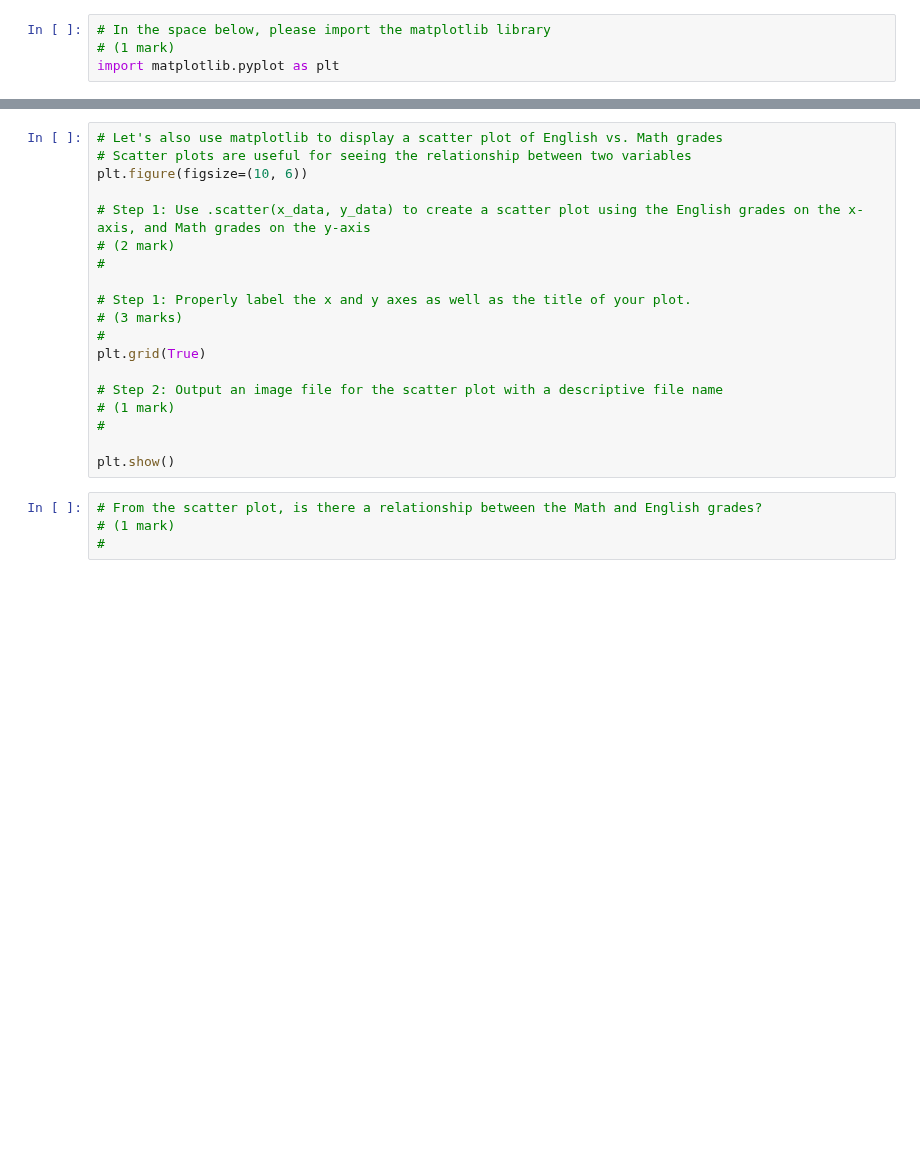
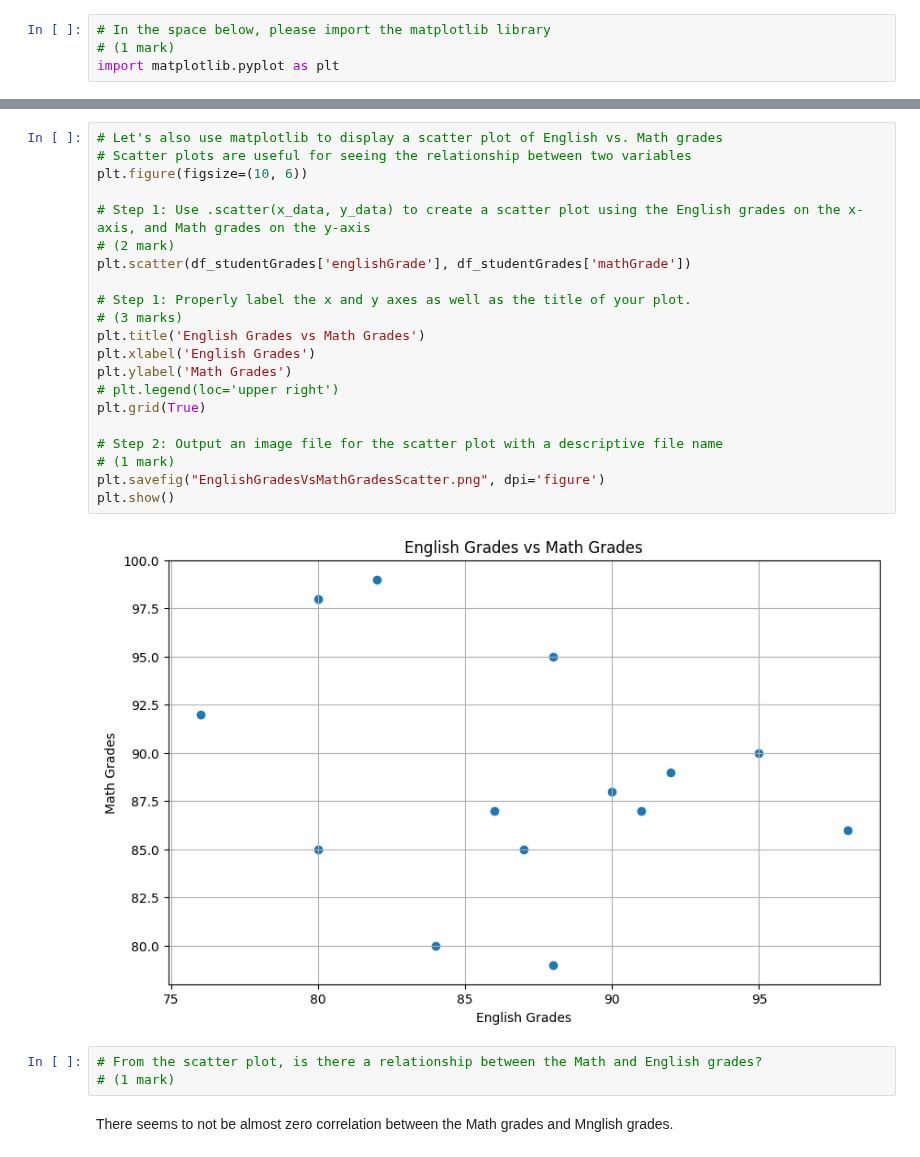
Before and after one commit to Deep-nav-auto-lab/engg680_2024_fall, a Jupyter notebook: Lab_Assignment1/StudentGradeManagementSystem.ipynb, the cells around one changed output, grey strips where cells are left out. Cells and saved outputs as stored; diff of their text form; blank space fills up the shorter version.

```diff
--- a/Lab_Assignment1/StudentGradeManagementSystem.ipynb
+++ b/Lab_Assignment1/StudentGradeManagementSystem.ipynb
@@ -447,23 +457,28 @@ plt.show()
 # %%
 # Let's also use matplotlib to display a scatter plot of English vs. Math grades
 # Scatter plots are useful for seeing the relationship between two variables
 plt.figure(figsize=(10, 6))
 
 # Step 1: Use .scatter(x_data, y_data) to create a scatter plot using the English grades on the x-axis, and Math grades on the y-axis
 # (2 mark)
-#
+plt.scatter(df_studentGrades['englishGrade'], df_studentGrades['mathGrade'])
 
 # Step 1: Properly label the x and y axes as well as the title of your plot.
 # (3 marks)
-#
+plt.title('English Grades vs Math Grades')
+plt.xlabel('English Grades')
+plt.ylabel('Math Grades')
+# plt.legend(loc='upper right')
 plt.grid(True)
 
 # Step 2: Output an image file for the scatter plot with a descriptive file name
 # (1 mark)
-#
-
+plt.savefig("EnglishGradesVsMathGradesScatter.png", dpi='figure')
 plt.show()
+# %% [output]
+[figure, added]
 # %%
 # From the scatter plot, is there a relationship between the Math and English grades?
 # (1 mark)
-#
+# %% [markdown]
+There seems to not be almost zero correlation between the Math grades and Mnglish grades.
```
Also changed, not shown: parts of 6 cells of this notebook, 2 other files.
